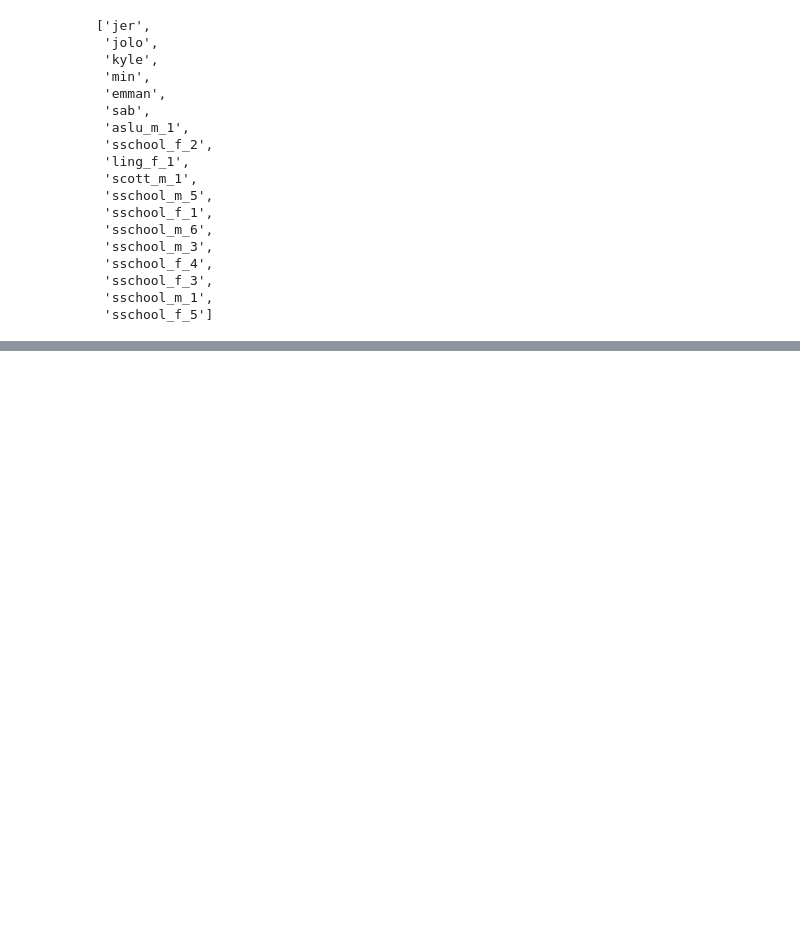
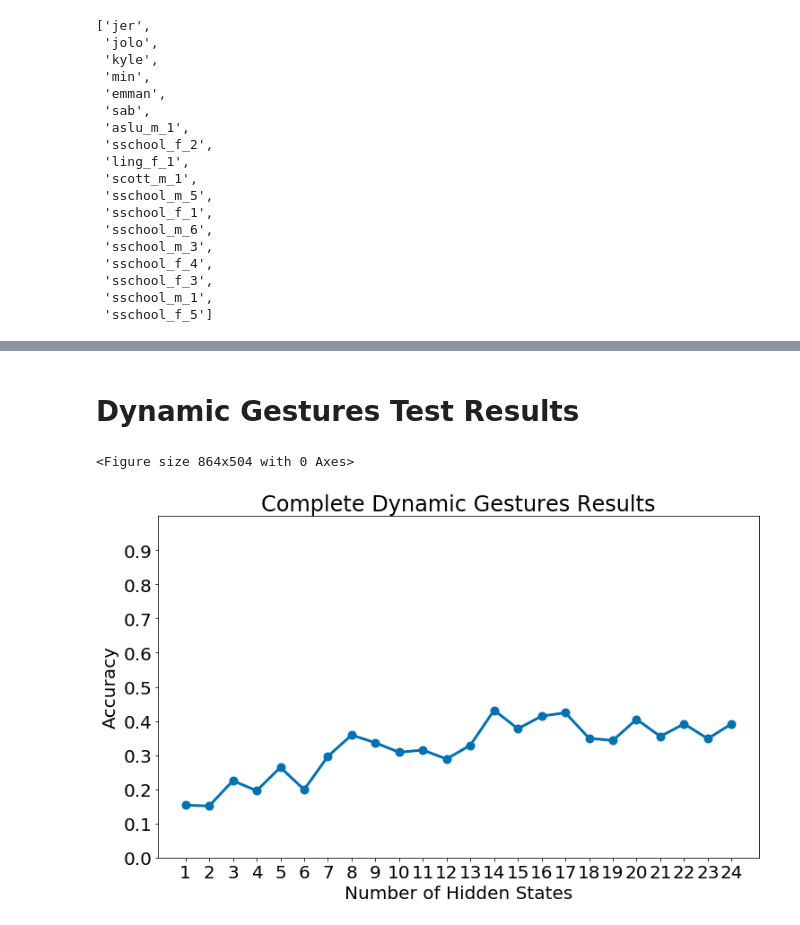
Before and after one commit to JstnClmnt/ASLRecognitionThesis, a Jupyter notebook: Sample Codes.ipynb, the cells around one changed output, grey strips where cells are left out. Saved outputs shown, nothing was run; the diff lists cells and outputs as text; code cells hidden in the pictures; blank space fills up the shorter version.

```diff
--- a/Sample Codes.ipynb
+++ b/Sample Codes.ipynb
@@ -627,0 +906,24 @@ dataDict
+# %% [markdown]
+# Dynamic Gestures Test Results
+# %%
+static=pd.read_csv("50-50/dynamic.csv")
+staticdf=static.groupby('numHiddenStates').agg({'Accuracy': np.average})
+staticdf=staticdf.reset_index()
+matplotlib.rc('figure', figsize=(12, 7))
+plt.style.use('seaborn-colorblind')
+plt.figure()
+# plot the linear data and the exponential data
+fig, ax = plt.subplots()
+plt.xticks(range(1,25))
+plt.yticks(np.arange(0,1,step=0.1))
+bottom, top = plt.ylim()
+plt.title("Complete Dynamic Gestures Results")
+plt.xlabel("Number of Hidden States")
+plt.ylabel("Accuracy")
+plt.ylim(0,1)
+points = ax.plot(staticdf['numHiddenStates'],staticdf['Accuracy'],marker='o',linewidth=3,mew=5,ms=5)
+staticdf
+static[static["numHiddenStates"]==14].to_csv("50-50/dynamicBestResult.csv",index=False)
+# %% [output]
+<Figure size 864x504 with 0 Axes>
+[figure, added]
```
Also changed, not shown: parts of 49 cells of this notebook, 10 other files.
